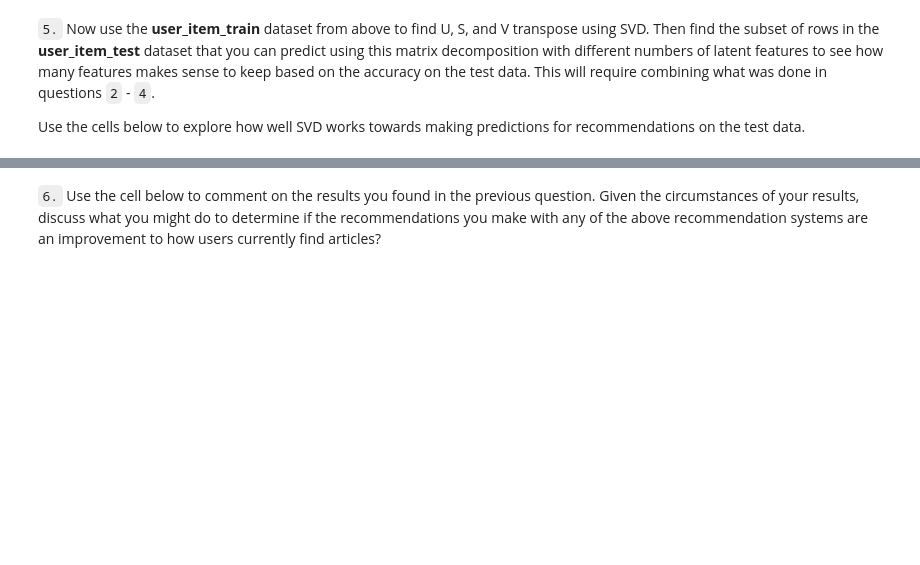
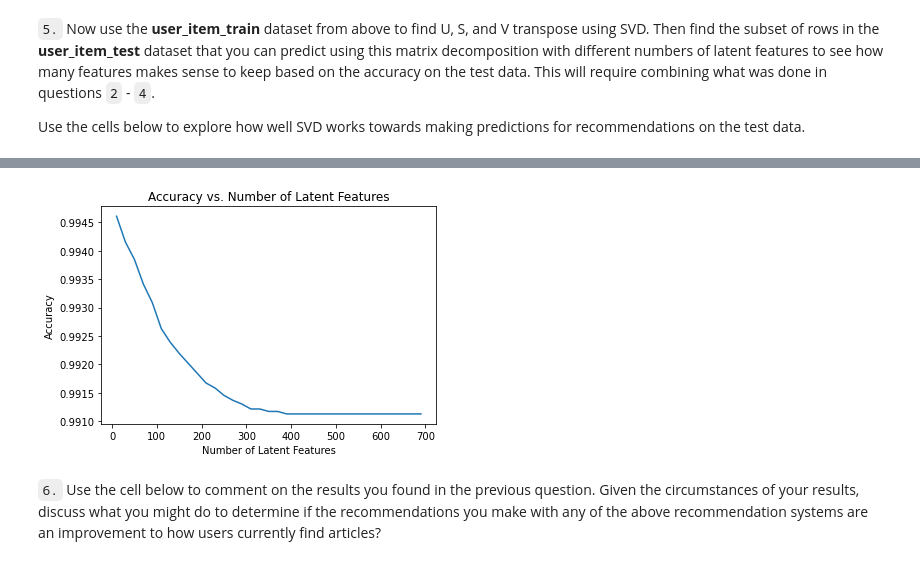
Before and after one commit to GaborJenei/Recommendations-with-IBM, a Jupyter notebook: Recommendations_with_IBM.ipynb, the cells around one changed output, grey strips where cells are left out. Cells and saved outputs as stored; diff of their text form; code cells hidden in the pictures; blank space fills up the shorter version.

```diff
--- a/Recommendations_with_IBM.ipynb
+++ b/Recommendations_with_IBM.ipynb
@@ -767,10 +753,0 @@ user_item_pred = np.where(user_item_pred >= 0.5, 1, 0)
-# %%
-# Diff for each prediction
-diffs = np.subtract(user_item_test, user_item_pred)
-print(user_item_test.shape)
-print(user_item_pred.shape)
-# total error
-err = np.sum(np.sum(np.abs(diffs)))
-
-print('The total error is {}'.format(err))
-1 - np.array(err)/df.shape[0]
@@ -781,0 +754,6 @@ The total error is 456
+# %%
+train_common_user = user_item_train.index.isin(user_item_test.index)
+test_common_user = user_item_test.index.isin(user_item_train.index)
+
+train_common_items = user_item_train.columns.isin(user_item_test.columns)
+test_common_items = user_item_test.columns.isin(user_item_train.columns)
@@ -782,3 +802,31 @@ The total error is 456
+# %%
+u_pred = u_train[train_common_user, :]
+vt_pred = vt_train[:, train_common_items]
+# %%
+num_latent_feats = np.arange(10,700+10,20)
+sum_errs = []
+
+for k in num_latent_feats:
+    # restructure with k latent features
+    s_new, u_new, vt_new = np.diag(s_train[:k]), u_train[:, :k], vt_train[:k, :]
+    u_test_new, vt_test_new = u_pred[:, :k], vt_pred[:k, :]
+    # take dot product
+    user_item_est = np.around(np.dot(np.dot(u_test_new, s_new), vt_test_new))
+
+    # compute error for each prediction to actual value
+    diffs = np.subtract(user_item_test.loc[test_common_user], user_item_est)
+
+    # total errors and keep track of them
+    err = np.sum(np.sum(np.abs(diffs)))
+    sum_errs.append(err)
+
+
+plt.plot(num_latent_feats, 1 - np.array(sum_errs)/df.shape[0]);
+plt.xlabel('Number of Latent Features');
+plt.ylabel('Accuracy');
+plt.title('Accuracy vs. Number of Latent Features');
+# %% [output]
+[figure, added]
 # %% [markdown]
 `6.` Use the cell below to comment on the results you found in the previous question. Given the circumstances of your results, discuss what you might do to determine if the recommendations you make with any of the above recommendation systems are an improvement to how users currently find articles?
 # %% [markdown]
```
Also changed, not shown: parts of 13 cells of this notebook, 1 other file.
